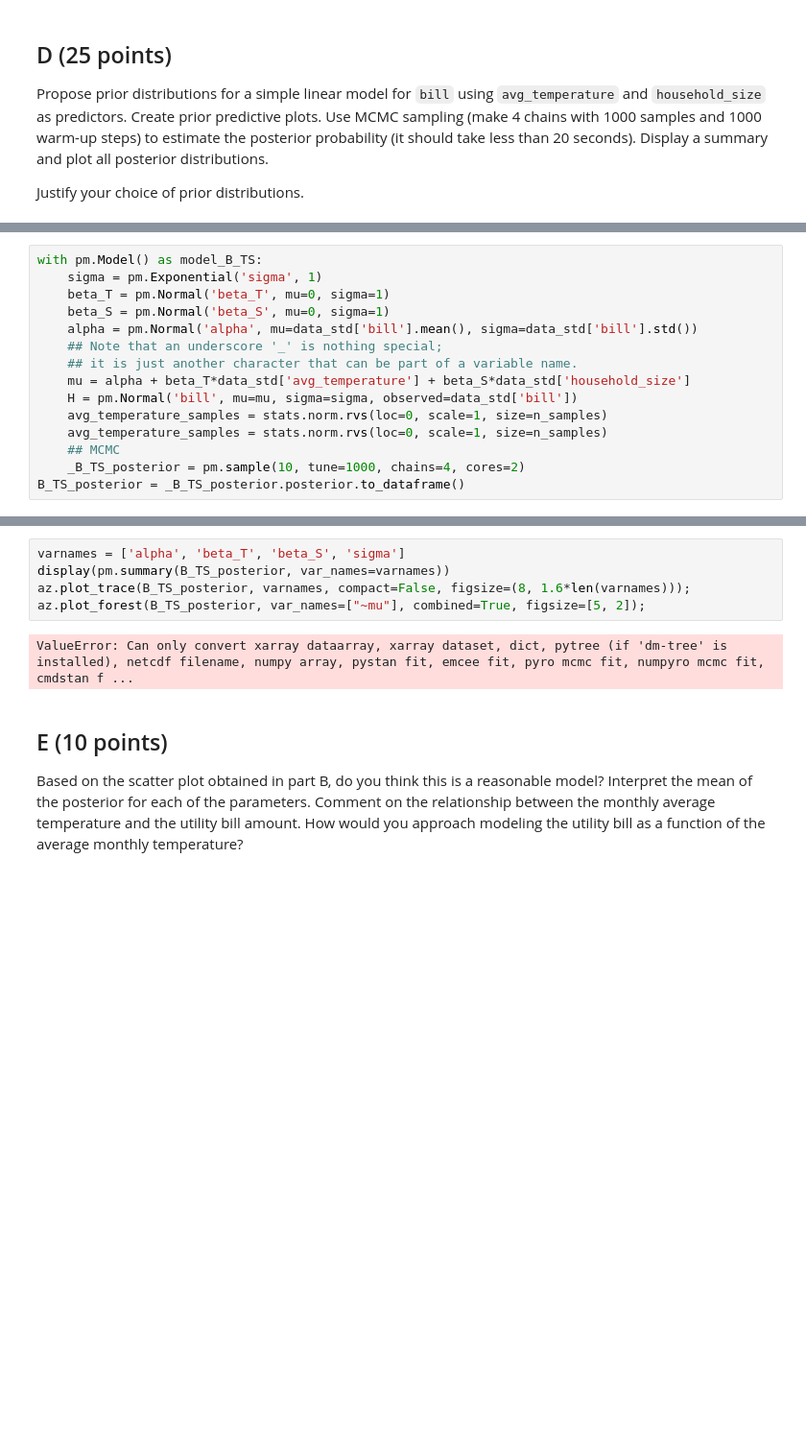
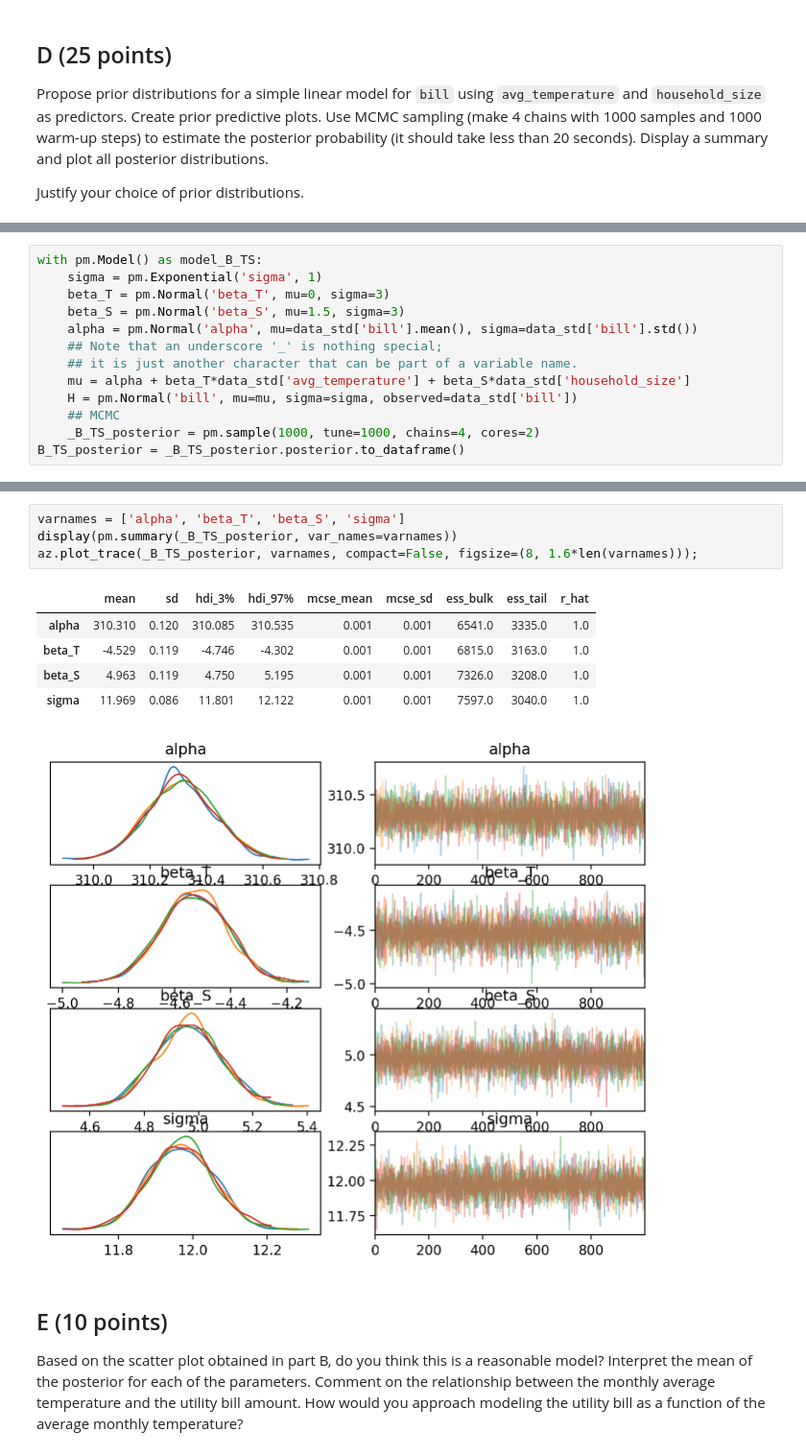
Before and after one commit to howardchen29/Math509, a Jupyter notebook: Midterm Exam.ipynb, the cells around one changed output, grey strips where cells are left out. Shown at 96% size. Cells and saved outputs as stored; diff of their text form; blank space fills up the shorter version.

```diff
--- a/Midterm Exam.ipynb
+++ b/Midterm Exam.ipynb
@@ -181,15 +185,13 @@ ylabel('y', fontsize=20);
 # %%
 with pm.Model() as model_B_TS:
     sigma = pm.Exponential('sigma', 1)
-    beta_T = pm.Normal('beta_T', mu=0, sigma=1)
-    beta_S = pm.Normal('beta_S', mu=0, sigma=1)
+    beta_T = pm.Normal('beta_T', mu=0, sigma=3)
+    beta_S = pm.Normal('beta_S', mu=1.5, sigma=3)
     alpha = pm.Normal('alpha', mu=data_std['bill'].mean(), sigma=data_std['bill'].std())
     ## Note that an underscore '_' is nothing special;
     ## it is just another character that can be part of a variable name.
     mu = alpha + beta_T*data_std['avg_temperature'] + beta_S*data_std['household_size']
     H = pm.Normal('bill', mu=mu, sigma=sigma, observed=data_std['bill'])
-    avg_temperature_samples = stats.norm.rvs(loc=0, scale=1, size=n_samples)
-    avg_temperature_samples = stats.norm.rvs(loc=0, scale=1, size=n_samples)
     ## MCMC
-    _B_TS_posterior = pm.sample(10, tune=1000, chains=4, cores=2)
+    _B_TS_posterior = pm.sample(1000, tune=1000, chains=4, cores=2)
 B_TS_posterior = _B_TS_posterior.posterior.to_dataframe()
@@ -196,10 +201,14 @@ B_TS_posterior = _B_TS_posterior.posterior.to_dataframe()
 # %%
 varnames = ['alpha', 'beta_T', 'beta_S', 'sigma']
-display(pm.summary(B_TS_posterior, var_names=varnames))
-az.plot_trace(B_TS_posterior, varnames, compact=False, figsize=(8, 1.6*len(varnames)));
-az.plot_forest(B_TS_posterior, var_names=["~mu"], combined=True, figsize=[5, 2]);
+display(pm.summary(_B_TS_posterior, var_names=varnames))
+az.plot_trace(_B_TS_posterior, varnames, compact=False, figsize=(8, 1.6*len(varnames)));
 # %% [output]
-ValueError: Can only convert xarray dataarray, xarray dataset, dict, pytree (if 'dm-tree' is installed), netcdf filename, numpy array, pystan fit, emcee fit, pyro mcmc fit, numpyro mcmc fit, cmdstan f ...
+|  | mean | sd | hdi_3% | hdi_97% | mcse_mean | mcse_sd | ess_bulk | ess_tail | r_hat |
+| alpha | 310.310 | 0.120 | 310.085 | 310.535 | 0.001 | 0.001 | 6541.0 | 3335.0 | 1.0 |
+| beta_T | -4.529 | 0.119 | -4.746 | -4.302 | 0.001 | 0.001 | 6815.0 | 3163.0 | 1.0 |
+| beta_S | 4.963 | 0.119 | 4.750 | 5.195 | 0.001 | 0.001 | 7326.0 | 3208.0 | 1.0 |
+| sigma | 11.969 | 0.086 | 11.801 | 12.122 | 0.001 | 0.001 | 7597.0 | 3040.0 | 1.0 |
+[figure, added]
 # %% [markdown]
 ## E (10 points)
 
```
Also changed, not shown: parts of 14 cells of this notebook.
